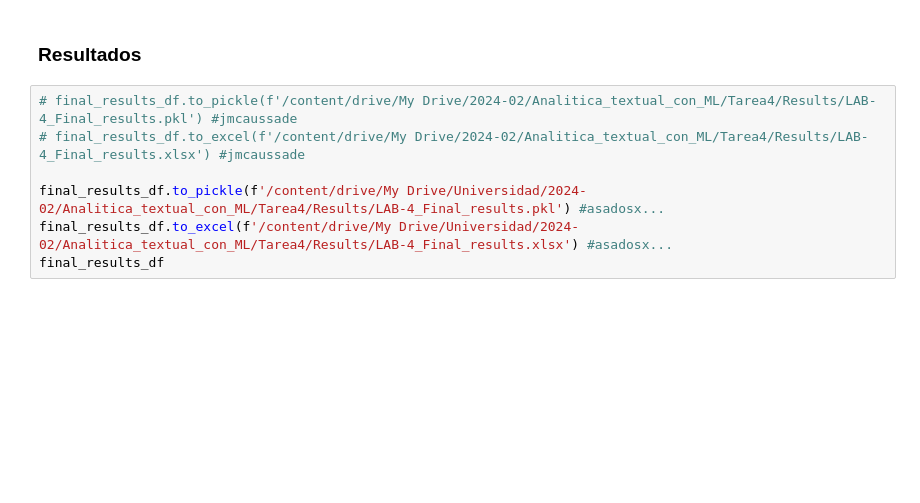
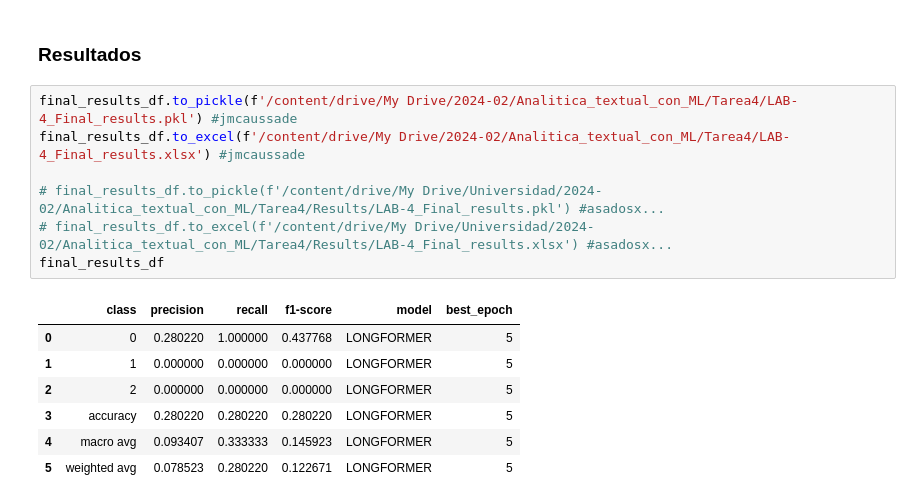
Before and after one commit to jmcaussade/analitica-textual-con-machine-learning-tarea4, a Jupyter notebook: Oficial_Lab_04.ipynb, the cells around one changed output. Drawn from its saved outputs; the diff is of its cells as text; blank space fills up the shorter version.

```diff
--- a/Oficial_Lab_04.ipynb
+++ b/Oficial_Lab_04.ipynb
@@ -674,12 +721,20 @@ weighted avg       0.86      0.87      0.86       364
 # %% [markdown]
 ### Resultados
 # %%
-# final_results_df.to_pickle(f'/content/drive/My Drive/2024-02/Analitica_textual_con_ML/Tarea4/Results/LAB-4_Final_results.pkl') #jmcaussade
-# final_results_df.to_excel(f'/content/drive/My Drive/2024-02/Analitica_textual_con_ML/Tarea4/Results/LAB-4_Final_results.xlsx') #jmcaussade
+final_results_df.to_pickle(f'/content/drive/My Drive/2024-02/Analitica_textual_con_ML/Tarea4/LAB-4_Final_results.pkl') #jmcaussade
+final_results_df.to_excel(f'/content/drive/My Drive/2024-02/Analitica_textual_con_ML/Tarea4/LAB-4_Final_results.xlsx') #jmcaussade
 
-final_results_df.to_pickle(f'/content/drive/My Drive/Universidad/2024-02/Analitica_textual_con_ML/Tarea4/Results/LAB-4_Final_results.pkl') #asadosx...
-final_results_df.to_excel(f'/content/drive/My Drive/Universidad/2024-02/Analitica_textual_con_ML/Tarea4/Results/LAB-4_Final_results.xlsx') #asadosx...
+# final_results_df.to_pickle(f'/content/drive/My Drive/Universidad/2024-02/Analitica_textual_con_ML/Tarea4/Results/LAB-4_Final_results.pkl') #asadosx...
+# final_results_df.to_excel(f'/content/drive/My Drive/Universidad/2024-02/Analitica_textual_con_ML/Tarea4/Results/LAB-4_Final_results.xlsx') #asadosx...
 final_results_df
+# %% [output]
+|  | class | precision | recall | f1-score | model | best_epoch |
+| 0 | 0 | 0.280220 | 1.000000 | 0.437768 | LONGFORMER | 5 |
+| 1 | 1 | 0.000000 | 0.000000 | 0.000000 | LONGFORMER | 5 |
+| 2 | 2 | 0.000000 | 0.000000 | 0.000000 | LONGFORMER | 5 |
+| 3 | accuracy | 0.280220 | 0.280220 | 0.280220 | LONGFORMER | 5 |
+| 4 | macro avg | 0.093407 | 0.333333 | 0.145923 | LONGFORMER | 5 |
+| 5 | weighted avg | 0.078523 | 0.280220 | 0.122671 | LONGFORMER | 5 |
 # %%
 final_results_df.loc[final_results_df['class'] == 'weighted avg'].sort_values(by=['f1-score'])
 # %% [output]
```
Also changed, not shown: parts of 5 cells of this notebook.
